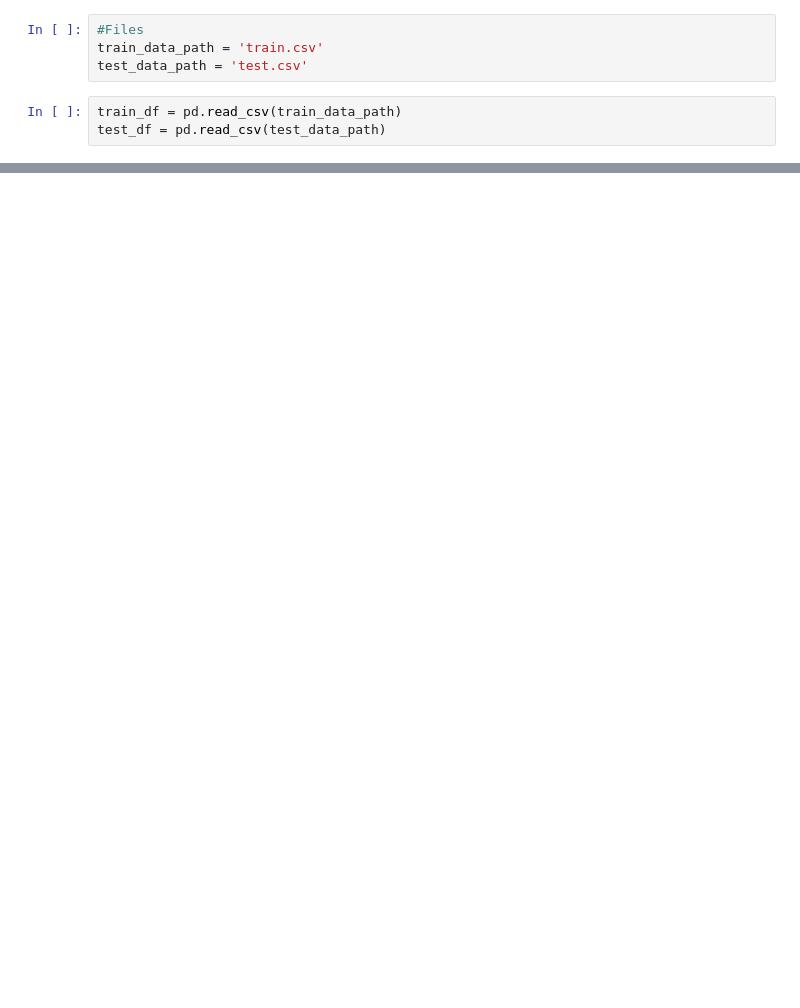
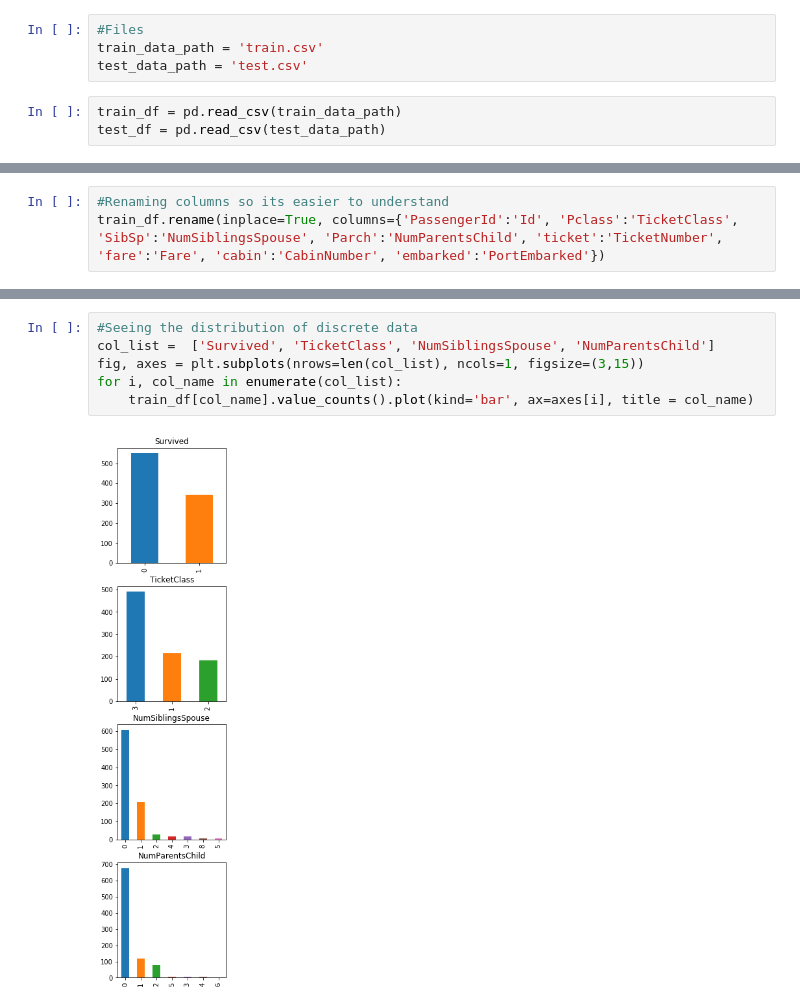
Before and after one commit to pengnam/kaggle-titanic, a Jupyter notebook: titanic.ipynb, the cells around one changed output, grey strips where cells are left out. Cells and saved outputs as stored; diff of their text form; blank space fills up the shorter version.

Commit message:
feat(EDA): plots

```diff
--- a/titanic.ipynb
+++ b/titanic.ipynb
@@ -34,0 +15,3 @@ train_df.remove
+# %%
+#Renaming columns so its easier to understand
+train_df.rename(inplace=True, columns={'PassengerId':'Id', 'Pclass':'TicketClass', 'SibSp':'NumSiblingsSpouse', 'Parch':'NumParentsChild', 'ticket':'TicketNumber', 'fare':'Fare', 'cabin':'CabinNumber', 'embarked':'PortEmbarked'})
@@ -34,0 +31,8 @@ train_df.remove
+# %%
+#Seeing the distribution of discrete data
+col_list =  ['Survived', 'TicketClass', 'NumSiblingsSpouse', 'NumParentsChild']
+fig, axes = plt.subplots(nrows=len(col_list), ncols=1, figsize=(3,15))
+for i, col_name in enumerate(col_list):
+    train_df[col_name].value_counts().plot(kind='bar', ax=axes[i], title = col_name)
+# %% [output]
+[figure, added]
```
Also changed, not shown: parts of 4 cells of this notebook.
